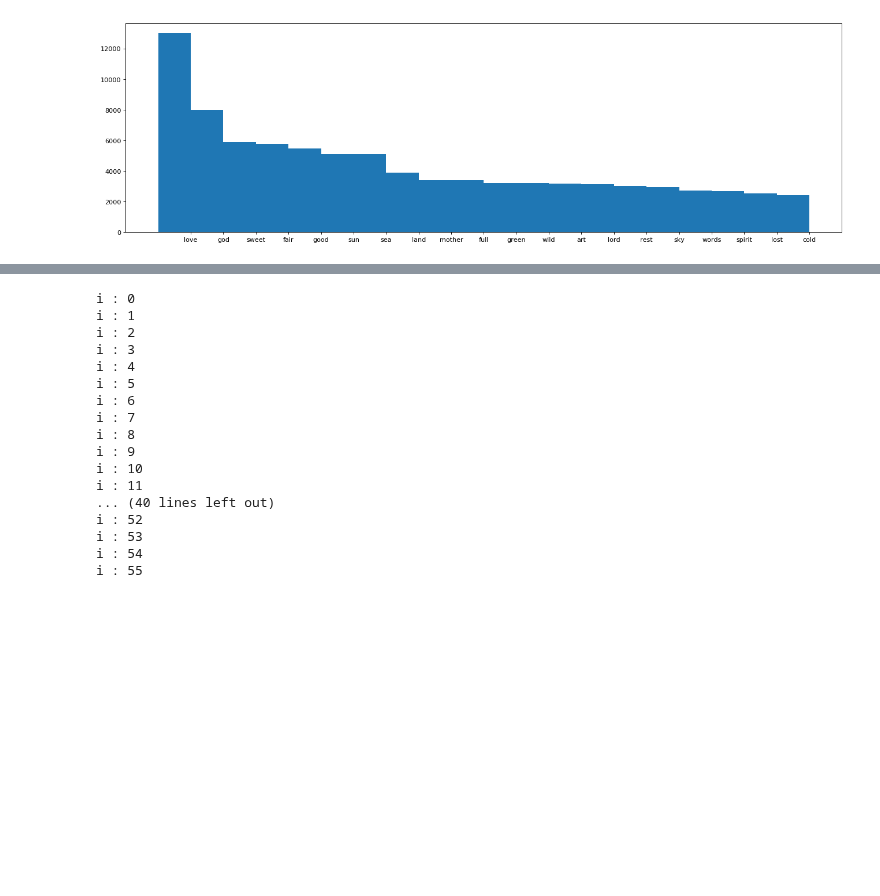
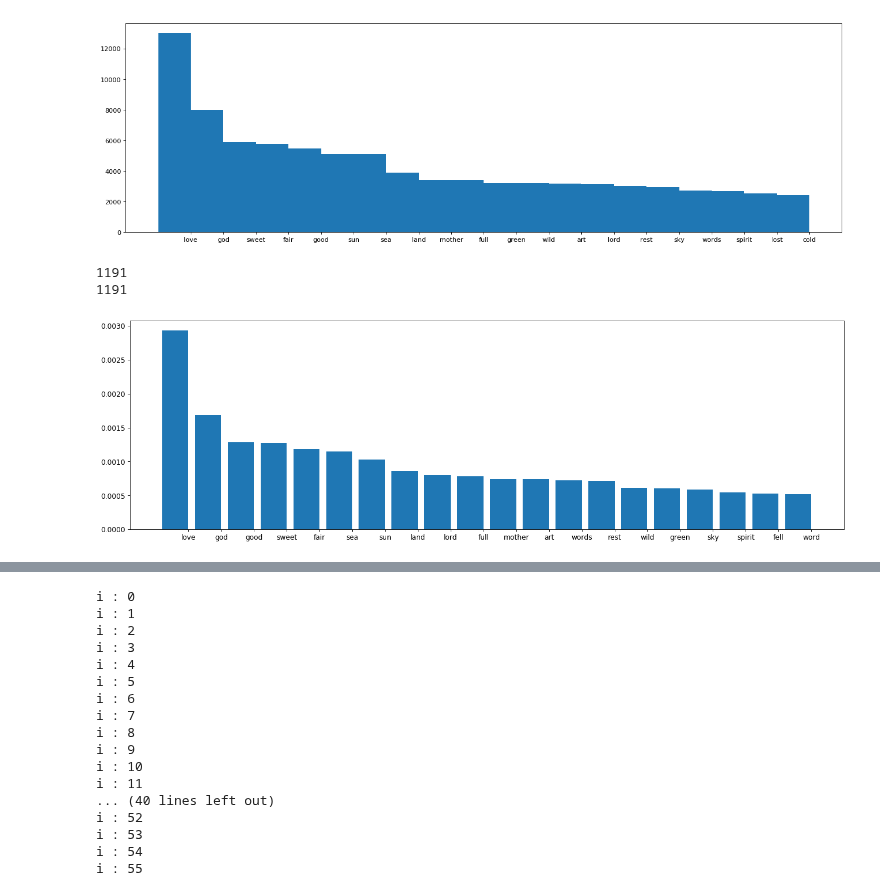
Before and after one commit to lucerne/com_metrics_chatbot, a Jupyter notebook: code/analysis/analyze_poem_gutenberg.ipynb, the cells around one changed output, grey strips where cells are left out. Saved outputs shown, nothing was run; the diff lists cells and outputs as text; code cells hidden in the pictures; blank space fills up the shorter version.

```diff
--- a/code/analysis/analyze_poem_gutenberg.ipynb
+++ b/code/analysis/analyze_poem_gutenberg.ipynb
@@ -20,3 +24,14 @@ directory = '/home/dashi/lulu/corpus/gutenberg-break/part-1/'
+# %%
+plt.rcParams.update({'font.size': 11})
+barwidth = 0.8
+# %%
+'''json files'''
+exampleFile = '/home/dashi/lulu/corpus/gutenberg-poem/gutenberg-poetry-example.ndjson'
+corpus = '/home/dashi/lulu/corpus/gutenberg-poem/gutenberg-poetry-v001.ndjson'
+
+'''converted into txt articles'''
+sampleDir = '/home/dashi/lulu/corpus/gutenberg-poem/sample/'
+articleBreakDir = '/home/dashi/lulu/corpus/gutenberg-poem/gutenberg-artbreak/'
 # %%
 nlp = spacy.load('en_core_web_md')
 emos = loadEmotionWords('/home/dashi/lulu/corpus/NRC-Emotion-Lexicon-v0.92/Generated-EmotionWords.txt')
@@ -309,3 +324,25 @@ i : 54
 i : 55
 Counter({'love': 13006, 'god': 7979, 'sweet': 5886, 'fair': 5770, 'good': 5464, 'sun': 5104, 'sea': 5100, 'land': 3878, 'mother': 3415, 'full': 3401, 'green': 3229, 'wild': 3210, 'art': 3165, 'lord':  ...
 [figure]
+# %%
+'''
+Emotion words histogram
+'''
+read_files = glob.glob(articleBreakDir + '*.txt')
+N = len(read_files)
+countersEmos, sizesEmos = docTermFreq(read_files, emos)
+# %%
+print(len(countersEmos))
+print(len(sizesEmos))
+
+plt.figure(num=None, figsize=(20, 6), dpi=80, facecolor='w', edgecolor='k')
+labels, values = rankCounter(countersEmos[0])
+values = [v*1.0/sizesEmos[1] for v in values]
+indexes = np.arange(len(labels))
+plt.bar(indexes, values, barwidth)
+plt.xticks(indexes + barwidth * 0.5, labels)
+plt.show()
+# %% [output]
+1191
+1191
+[figure, added]
```
Also changed, not shown: parts of 11 cells of this notebook, 1 other file.
